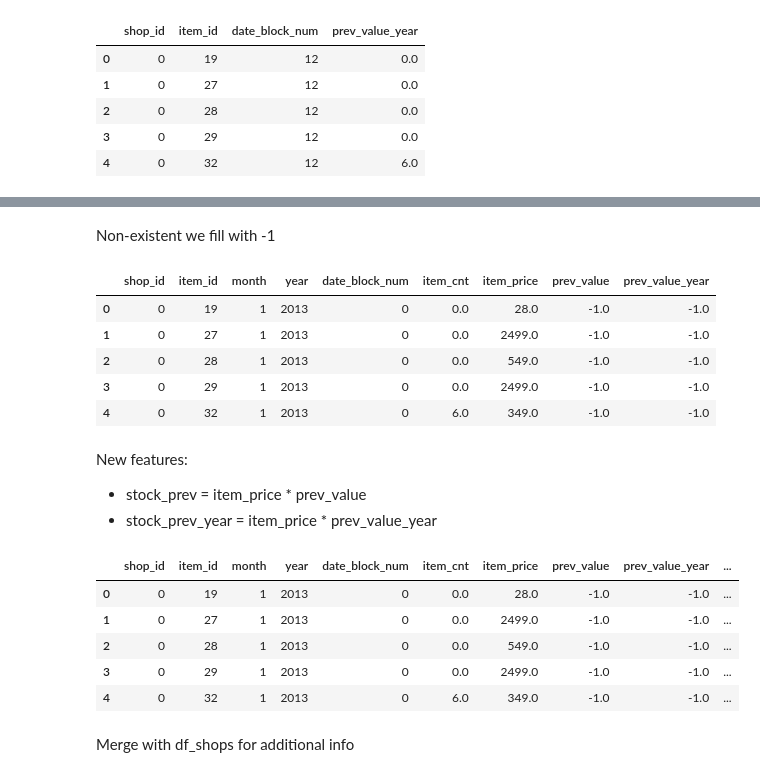
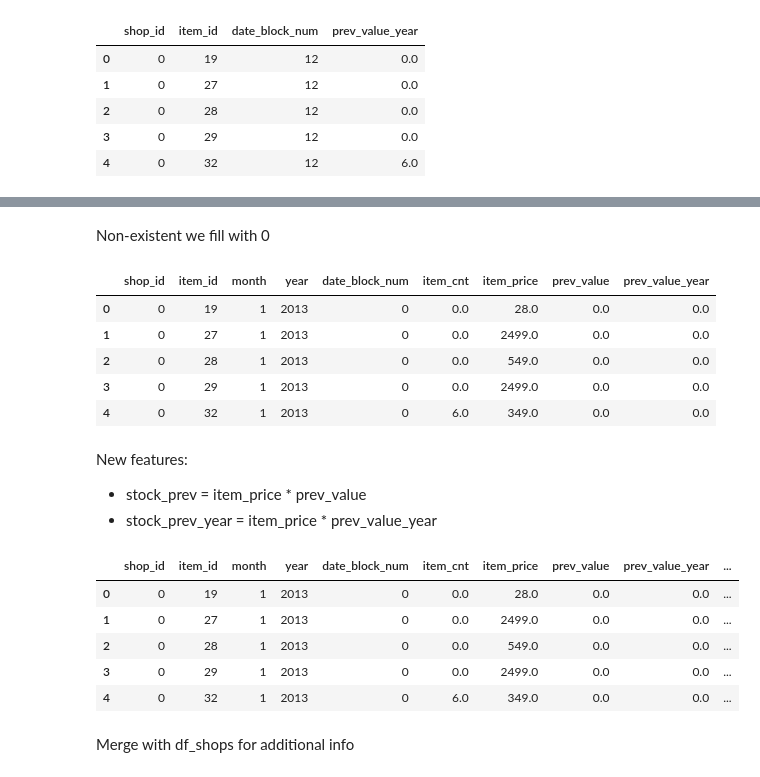
Before and after one commit to TayJen/HSE-Practice, a Jupyter notebook: HSE Final Project: Predict Future Sales.ipynb, the cells around one changed output, grey strips where cells are left out. Saved outputs shown, nothing was run; the diff lists cells and outputs as text; code cells hidden in the pictures.

```diff
--- a/HSE Final Project: Predict Future Sales.ipynb
+++ b/HSE Final Project: Predict Future Sales.ipynb
@@ -759,5 +759,5 @@ Non-existent values we fill with -1
 # %%
-df['prev_value'] = df.prev_value.fillna(-1)
+df['prev_value'] = df.prev_value.fillna(0)
 df.head()
 # %% [output]
 |  | shop_id | item_id | month | year | date_block_num | item_cnt | item_price | prev_value |
@@ -803,17 +803,17 @@ df.tail()
 | 10913802 | 59 | 22166 | 10 | 2015 | 33 | 0.0 | 150.0 | 0.0 | 0.0 |
 | 10913803 | 59 | 22167 | 10 | 2015 | 33 | 0.0 | 299.0 | 0.0 | 0.0 |
 # %% [markdown]
-Non-existent we fill with -1
+Non-existent we fill with 0
 # %%
-df['prev_value_year'] = df.prev_value_year.fillna(-1)
+df['prev_value_year'] = df.prev_value_year.fillna(0)
 df.head()
 # %% [output]
 |  | shop_id | item_id | month | year | date_block_num | item_cnt | item_price | prev_value | prev_value_year |
-| 0 | 0 | 19 | 1 | 2013 | 0 | 0.0 | 28.0 | -1.0 | -1.0 |
-| 1 | 0 | 27 | 1 | 2013 | 0 | 0.0 | 2499.0 | -1.0 | -1.0 |
-| 2 | 0 | 28 | 1 | 2013 | 0 | 0.0 | 549.0 | -1.0 | -1.0 |
-| 3 | 0 | 29 | 1 | 2013 | 0 | 0.0 | 2499.0 | -1.0 | -1.0 |
-| 4 | 0 | 32 | 1 | 2013 | 0 | 6.0 | 349.0 | -1.0 | -1.0 |
+| 0 | 0 | 19 | 1 | 2013 | 0 | 0.0 | 28.0 | 0.0 | 0.0 |
+| 1 | 0 | 27 | 1 | 2013 | 0 | 0.0 | 2499.0 | 0.0 | 0.0 |
+| 2 | 0 | 28 | 1 | 2013 | 0 | 0.0 | 549.0 | 0.0 | 0.0 |
+| 3 | 0 | 29 | 1 | 2013 | 0 | 0.0 | 2499.0 | 0.0 | 0.0 |
+| 4 | 0 | 32 | 1 | 2013 | 0 | 6.0 | 349.0 | 0.0 | 0.0 |
 # %% [markdown]
 New features:
 *   stock_prev = item_price * prev_value
@@ -822,16 +822,16 @@ New features:
 df['stock_prev'] = df['item_price'] * df['prev_value']
 df['stock_prev_year'] = df['item_price'] * df['prev_value_year']
 # %%
-df.loc[df['stock_prev'] < 0, 'stock_prev'] = -1
-df.loc[df['stock_prev_year'] < 0, 'stock_prev_year'] = -1
+df.loc[df['stock_prev'] < 0, 'stock_prev'] = 0
+df.loc[df['stock_prev_year'] < 0, 'stock_prev_year'] = 0
 df.head()
 # %% [output]
 |  | shop_id | item_id | month | year | date_block_num | item_cnt | item_price | prev_value | prev_value_year | ... |
-| 0 | 0 | 19 | 1 | 2013 | 0 | 0.0 | 28.0 | -1.0 | -1.0 | ... |
-| 1 | 0 | 27 | 1 | 2013 | 0 | 0.0 | 2499.0 | -1.0 | -1.0 | ... |
-| 2 | 0 | 28 | 1 | 2013 | 0 | 0.0 | 549.0 | -1.0 | -1.0 | ... |
-| 3 | 0 | 29 | 1 | 2013 | 0 | 0.0 | 2499.0 | -1.0 | -1.0 | ... |
-| 4 | 0 | 32 | 1 | 2013 | 0 | 6.0 | 349.0 | -1.0 | -1.0 | ... |
+| 0 | 0 | 19 | 1 | 2013 | 0 | 0.0 | 28.0 | 0.0 | 0.0 | ... |
+| 1 | 0 | 27 | 1 | 2013 | 0 | 0.0 | 2499.0 | 0.0 | 0.0 | ... |
+| 2 | 0 | 28 | 1 | 2013 | 0 | 0.0 | 549.0 | 0.0 | 0.0 | ... |
+| 3 | 0 | 29 | 1 | 2013 | 0 | 0.0 | 2499.0 | 0.0 | 0.0 | ... |
+| 4 | 0 | 32 | 1 | 2013 | 0 | 6.0 | 349.0 | 0.0 | 0.0 | ... |
 # %% [markdown]
 Merge with df_shops for additional info
 # %%
```
Also changed, not shown: parts of 21 cells of this notebook.
